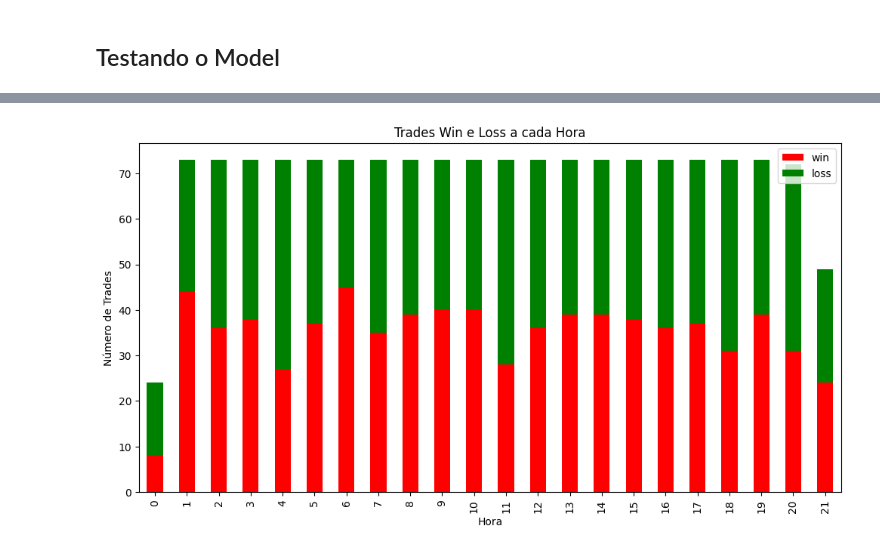
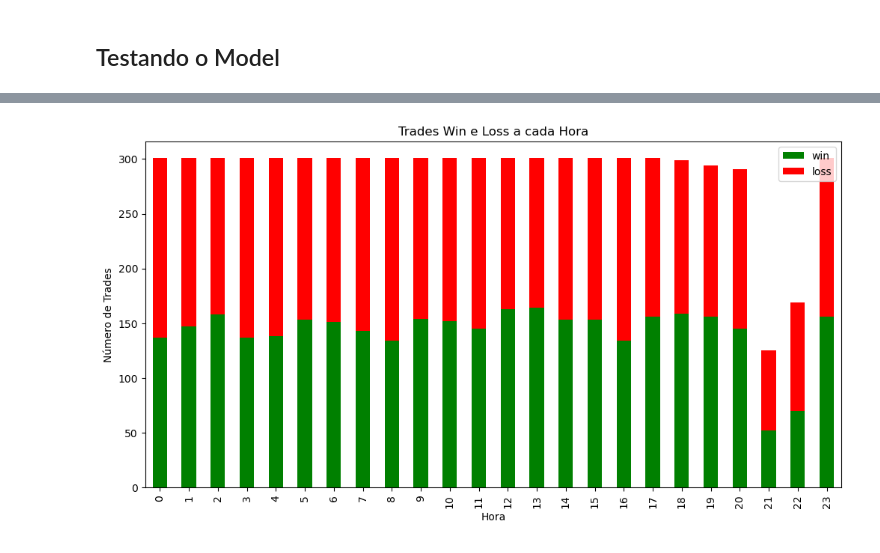
Before and after one commit to akashj-creator/BinaryOptionsXGB, a Jupyter notebook: Predict Future Price - Binary Option of USDCAD - V6.ipynb, the cells around one changed output, grey strips where cells are left out. Drawn from its saved outputs; the diff is of its cells as text; code cells hidden in the pictures.

```diff
--- a/Predict Future Price - Binary Option of USDCAD - V6.ipynb
+++ b/Predict Future Price - Binary Option of USDCAD - V6.ipynb
@@ -520,0 +313,3 @@ display(df_train.tail())
+# %%
+df = pd.concat([df,df_usdcad],axis=1, join='inner')
+df.head()
@@ -520,0 +381,10 @@ display(df_train.tail())
+# %%
+# Teste
+df_test = df_normalized.loc['2023-01-01':,:]
+display(df_test.head())
+display(df_test.tail())
+
+# Treino
+df_train = df_normalized.loc[:'2022-12-31',:]
+display(df_train.head())
+display(df_train.tail())
@@ -531,12 +427,16 @@ Index(['Open', 'High', 'Low', 'Close', 'Volume', 'SMA', 'Upper', 'Lower',
 # Separate features and output
 
 y_train = df_train['label']
-X_train = df_train.loc[:,['Open', 'High', 'Low', 'Close', 'Volume','SMA', 'Upper','Lower','Stochastic','RSI', 'return', 'Open_oil', 'High_oil', 'Low_oil', 'Close_oil', 'Volume_oil',
-       'year', 'month', 'day', 'hour']]
+X_train = df_train.loc[:,['Open', 'High', 'Low', 'Close', 'Volume', 'SMA', 'Upper', 'Lower',
+       'Open_gold', 'High_gold', 'Low_gold', 'Close_gold', 'Volume_gold',
+       'Open_usdcad', 'High_usdcad', 'Low_usdcad', 'Close_usdcad',
+       'Volume_usdcad']]
 
 y_test = df_test['label']
-X_test = df_test.loc[:,['Open', 'High', 'Low', 'Close', 'Volume','SMA','Upper','Lower','Stochastic','RSI', 'return', 'Open_oil', 'High_oil', 'Low_oil', 'Close_oil', 'Volume_oil',
-       'year', 'month', 'day', 'hour']]
+X_test = df_test.loc[:,['Open', 'High', 'Low', 'Close', 'Volume', 'SMA', 'Upper', 'Lower',
+       'Open_gold', 'High_gold', 'Low_gold', 'Close_gold', 'Volume_gold',
+       'Open_usdcad', 'High_usdcad', 'Low_usdcad', 'Close_usdcad',
+       'Volume_usdcad']]
 # %%
 print(X_test.shape)
 print(y_test.shape)
@@ -562,5 +462,5 @@ print('%% of Class1 : %f y_train' % (np.count_nonzero(y_train == 1)/float(len(y_
 # %%
-clf = GradientBoostingClassifier(random_state=0, learning_rate=0.01, n_estimators=10000, verbose=3)
+clf = GradientBoostingClassifier(random_state=0, learning_rate=0.01, n_estimators=1000, verbose=3)
 
 scores = cross_val_score(clf, X_train, y_train, cv=5)
 
@@ -650,19 +546,19 @@ plt.show()
 # %%
+df_trade.index = pd.to_datetime(df_trade.index)
+
+df_trade['hour'] = df_trade.index.hour
+
 df_hour = df_trade.groupby(['hour', 'won'])['won'].count().unstack()
 
-# Renomeia as colunas para ficar mais claro no gráfico
 df_hour.columns = ['win', 'loss']
 
-# Cria o gráfico de barras stackadas
-ax = df_hour.plot(kind='bar', stacked=True, figsize=(12,6), color=['red', 'green'])
+ax = df_hour.plot(kind='bar', stacked=True, figsize=(12,6), color=['green', 'red'])
 
-# Configura os eixos e o título do gráfico
 ax.set_xlabel('Hora')
 ax.set_ylabel('Número de Trades')
 ax.set_title('Trades Win e Loss a cada Hora')
 
-# Exibe o gráfico
 plt.show()
 # %% [output]
-[figure, old version]
+[figure, new version]
 # %%
```
Also changed, not shown: parts of 70 cells of this notebook, 13 other files.
